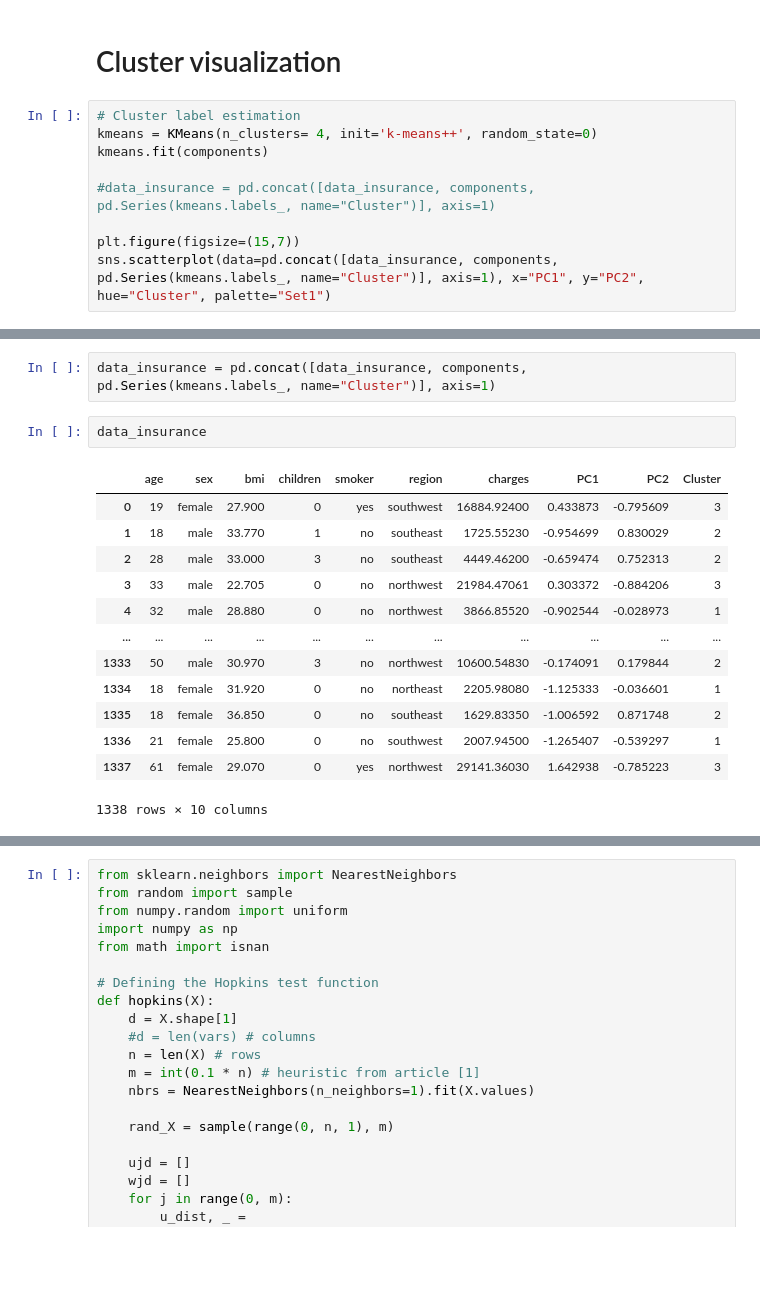
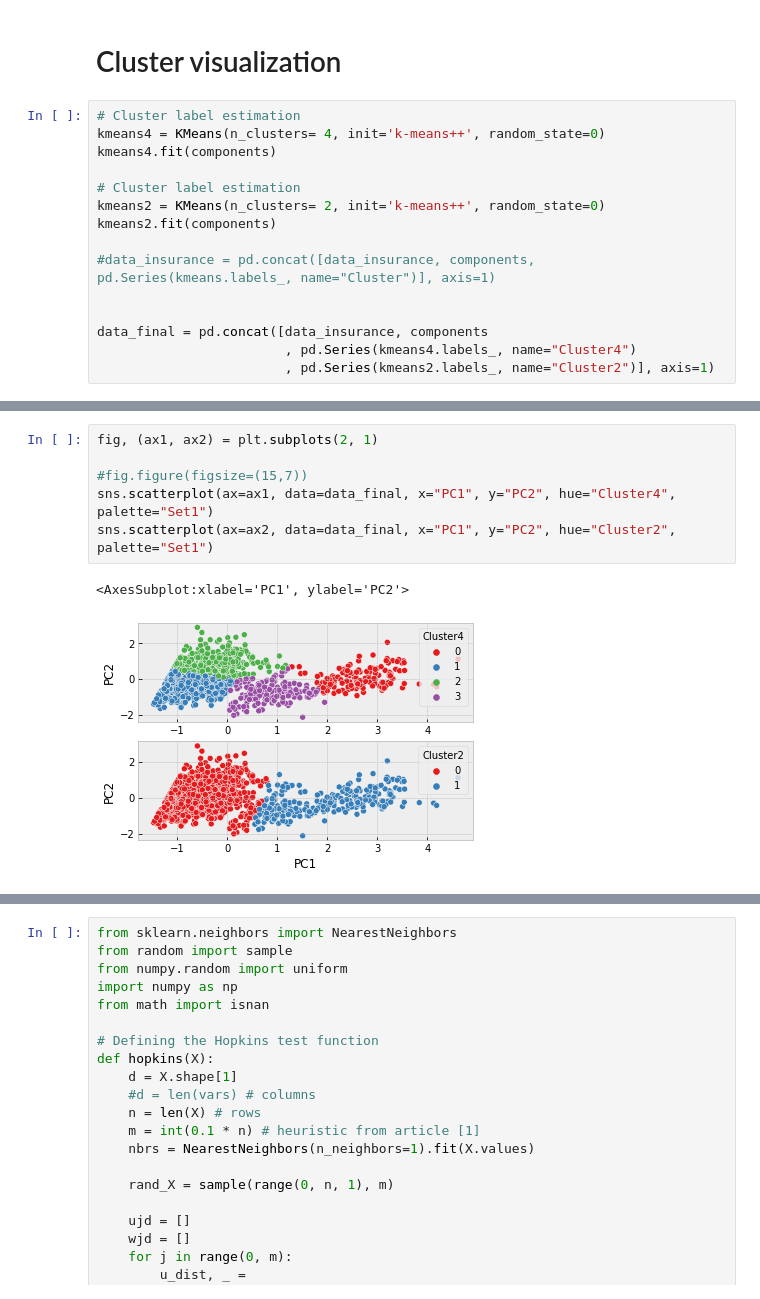
Before and after one commit to renatoquiliche/Insurance-Mathematics-Economics-ADR, a Jupyter notebook: Python Code/Clustering-meanttests-clustering_test.ipynb, the cells around one changed output, grey strips where cells are left out. Saved outputs shown, nothing was run; the diff lists cells and outputs as text; blank space fills up the shorter version.

```diff
--- a/Python Code/Clustering-meanttests-clustering_test.ipynb
+++ b/Python Code/Clustering-meanttests-clustering_test.ipynb
@@ -146,10 +149,16 @@ plt.show()
 # Cluster visualization
 # %%
 # Cluster label estimation
-kmeans = KMeans(n_clusters= 4, init='k-means++', random_state=0)
-kmeans.fit(components)
+kmeans4 = KMeans(n_clusters= 4, init='k-means++', random_state=0)
+kmeans4.fit(components)
+
+# Cluster label estimation
+kmeans2 = KMeans(n_clusters= 2, init='k-means++', random_state=0)
+kmeans2.fit(components)
 
 #data_insurance = pd.concat([data_insurance, components, pd.Series(kmeans.labels_, name="Cluster")], axis=1)
 
-plt.figure(figsize=(15,7))
-sns.scatterplot(data=pd.concat([data_insurance, components, pd.Series(kmeans.labels_, name="Cluster")], axis=1), x="PC1", y="PC2", hue="Cluster", palette="Set1")
+
+data_final = pd.concat([data_insurance, components
+                        , pd.Series(kmeans4.labels_, name="Cluster4")
+                        , pd.Series(kmeans2.labels_, name="Cluster2")], axis=1)
@@ -159,18 +165,9 @@ sns.scatterplot(data=pd.concat([data_insurance, components, pd.Series(kmeans.lab
-# %%
-data_insurance = pd.concat([data_insurance, components, pd.Series(kmeans.labels_, name="Cluster")], axis=1)
-# %%
-data_insurance
-# %% [output]
-|  | age | sex | bmi | children | smoker | region | charges | PC1 | PC2 | Cluster |
-| 0 | 19 | female | 27.900 | 0 | yes | southwest | 16884.92400 | 0.433873 | -0.795609 | 3 |
-| 1 | 18 | male | 33.770 | 1 | no | southeast | 1725.55230 | -0.954699 | 0.830029 | 2 |
-| 2 | 28 | male | 33.000 | 3 | no | southeast | 4449.46200 | -0.659474 | 0.752313 | 2 |
-| 3 | 33 | male | 22.705 | 0 | no | northwest | 21984.47061 | 0.303372 | -0.884206 | 3 |
-| 4 | 32 | male | 28.880 | 0 | no | northwest | 3866.85520 | -0.902544 | -0.028973 | 1 |
-| ... | ... | ... | ... | ... | ... | ... | ... | ... | ... | ... |
-| 1333 | 50 | male | 30.970 | 3 | no | northwest | 10600.54830 | -0.174091 | 0.179844 | 2 |
-| 1334 | 18 | female | 31.920 | 0 | no | northeast | 2205.98080 | -1.125333 | -0.036601 | 1 |
-| 1335 | 18 | female | 36.850 | 0 | no | southeast | 1629.83350 | -1.006592 | 0.871748 | 2 |
-| 1336 | 21 | female | 25.800 | 0 | no | southwest | 2007.94500 | -1.265407 | -0.539297 | 1 |
-| 1337 | 61 | female | 29.070 | 0 | yes | northwest | 29141.36030 | 1.642938 | -0.785223 | 3 |
-1338 rows × 10 columns
+# %%
+fig, (ax1, ax2) = plt.subplots(2, 1)
+
+#fig.figure(figsize=(15,7))
+sns.scatterplot(ax=ax1, data=data_final, x="PC1", y="PC2", hue="Cluster4", palette="Set1")
+sns.scatterplot(ax=ax2, data=data_final, x="PC1", y="PC2", hue="Cluster2", palette="Set1")
+# %% [output]
+<AxesSubplot:xlabel='PC1', ylabel='PC2'>
+[figure, added]
```
Also changed, not shown: parts of 13 cells of this notebook, 1 other file.
